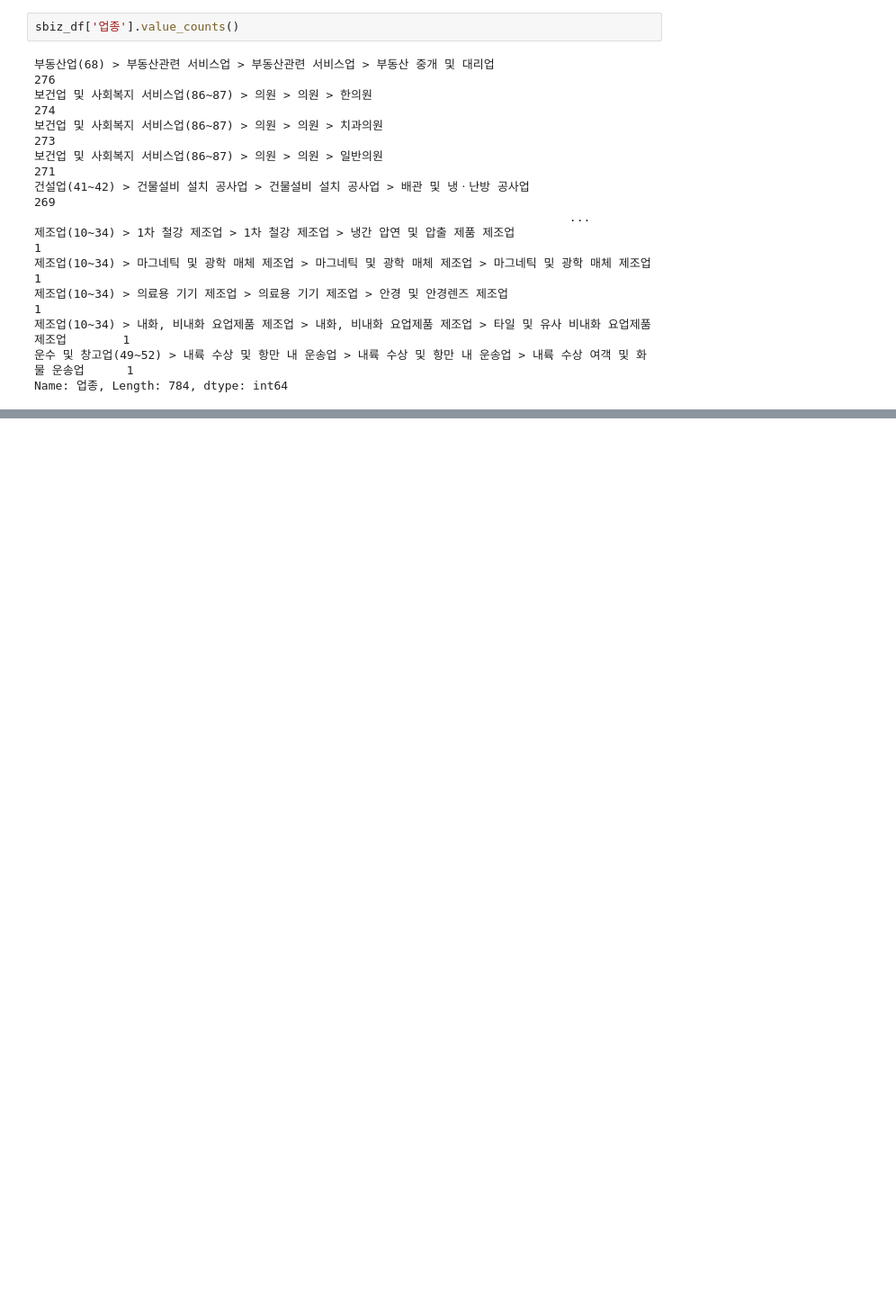
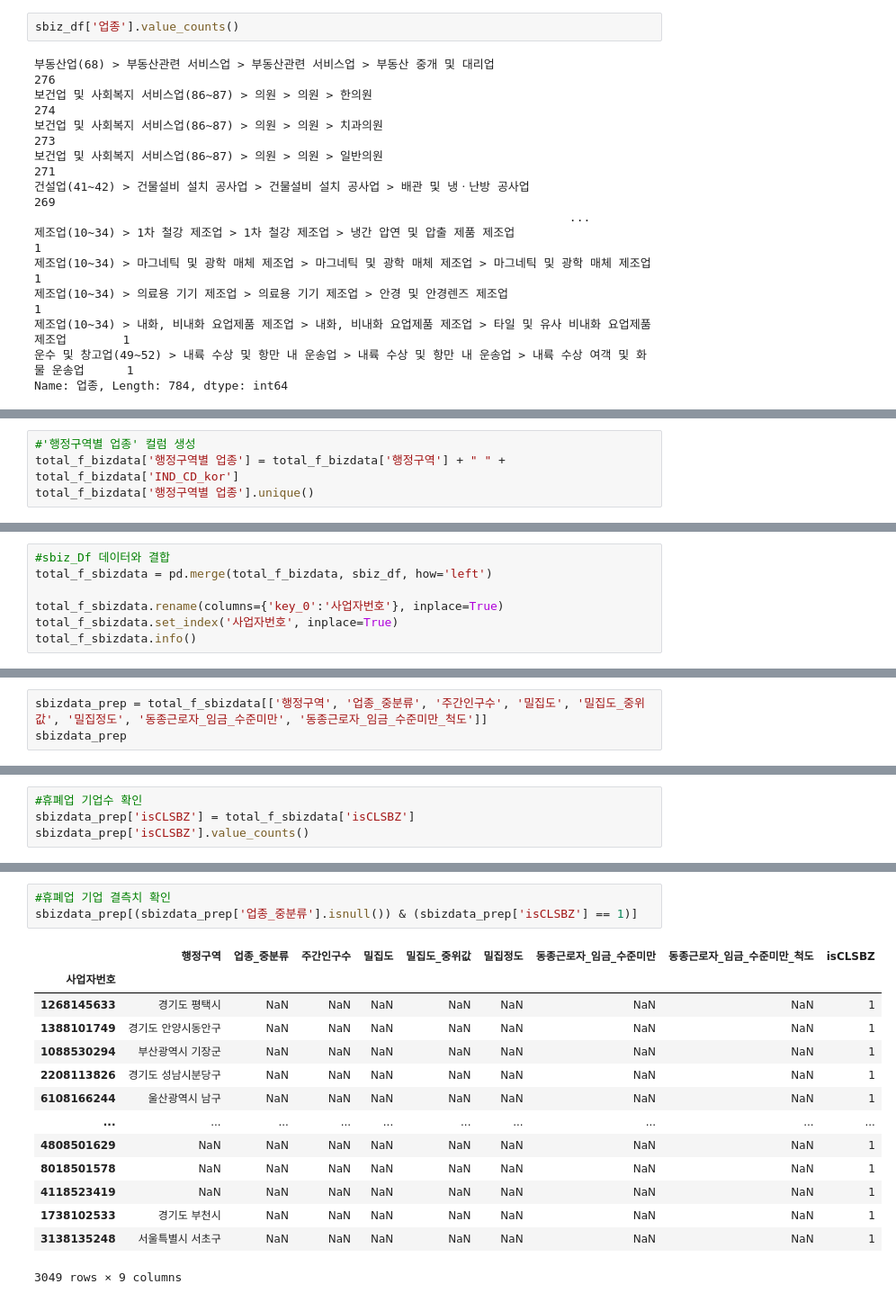
Before and after one commit to Numble2022/ACSM, a Jupyter notebook: sg_sbiz/sbiz_crawling.ipynb, the cells around one changed output, grey strips where cells are left out. Shown at 90% size. Saved outputs shown, nothing was run; the diff lists cells and outputs as text; blank space fills up the shorter version.

Commit message:
Preprocess sg_sbiz data

```diff
--- a/sg_sbiz/sbiz_crawling.ipynb
+++ b/sg_sbiz/sbiz_crawling.ipynb
@@ -358,0 +418,4 @@ active_data['행정구역']
+# %%
+#'행정구역별 업종' 컬럼 생성
+total_f_bizdata['행정구역별 업종'] = total_f_bizdata['행정구역'] + " " + total_f_bizdata['IND_CD_kor']
+total_f_bizdata['행정구역별 업종'].unique()
@@ -358,0 +426,7 @@ active_data['행정구역']
+# %%
+#sbiz_Df 데이터와 결합
+total_f_sbizdata = pd.merge(total_f_bizdata, sbiz_df, how='left')
+
+total_f_sbizdata.rename(columns={'key_0':'사업자번호'}, inplace=True)
+total_f_sbizdata.set_index('사업자번호', inplace=True)
+total_f_sbizdata.info()
@@ -358,0 +451,3 @@ active_data['행정구역']
+# %%
+sbizdata_prep = total_f_sbizdata[['행정구역', '업종_중분류', '주간인구수', '밀집도', '밀집도_중위값', '밀집정도', '동종근로자_임금_수준미만', '동종근로자_임금_수준미만_척도']]
+sbizdata_prep
@@ -358,0 +488,4 @@ active_data['행정구역']
+# %%
+#휴폐업 기업수 확인
+sbizdata_prep['isCLSBZ'] = total_f_sbizdata['isCLSBZ']
+sbizdata_prep['isCLSBZ'].value_counts()
@@ -358,0 +503,18 @@ active_data['행정구역']
+# %%
+#휴폐업 기업 결측치 확인
+sbizdata_prep[(sbizdata_prep['업종_중분류'].isnull()) & (sbizdata_prep['isCLSBZ'] == 1)]
+# %% [output]
+|  | 행정구역 | 업종_중분류 | 주간인구수 | 밀집도 | 밀집도_중위값 | 밀집정도 | 동종근로자_임금_수준미만 | 동종근로자_임금_수준미만_척도 | isCLSBZ |
+| 사업자번호 |  |  |  |  |  |  |  |  |  |
+| 1268145633 | 경기도 평택시 | NaN | NaN | NaN | NaN | NaN | NaN | NaN | 1 |
+| 1388101749 | 경기도 안양시동안구 | NaN | NaN | NaN | NaN | NaN | NaN | NaN | 1 |
+| 1088530294 | 부산광역시 기장군 | NaN | NaN | NaN | NaN | NaN | NaN | NaN | 1 |
+| 2208113826 | 경기도 성남시분당구 | NaN | NaN | NaN | NaN | NaN | NaN | NaN | 1 |
+| 6108166244 | 울산광역시 남구 | NaN | NaN | NaN | NaN | NaN | NaN | NaN | 1 |
+| ... | ... | ... | ... | ... | ... | ... | ... | ... | ... |
+| 4808501629 | NaN | NaN | NaN | NaN | NaN | NaN | NaN | NaN | 1 |
+| 8018501578 | NaN | NaN | NaN | NaN | NaN | NaN | NaN | NaN | 1 |
+| 4118523419 | NaN | NaN | NaN | NaN | NaN | NaN | NaN | NaN | 1 |
+| 1738102533 | 경기도 부천시 | NaN | NaN | NaN | NaN | NaN | NaN | NaN | 1 |
+| 3138135248 | 서울특별시 서초구 | NaN | NaN | NaN | NaN | NaN | NaN | NaN | 1 |
+3049 rows × 9 columns
```
Also changed, not shown: parts of 41 cells of this notebook, 6 other files.
